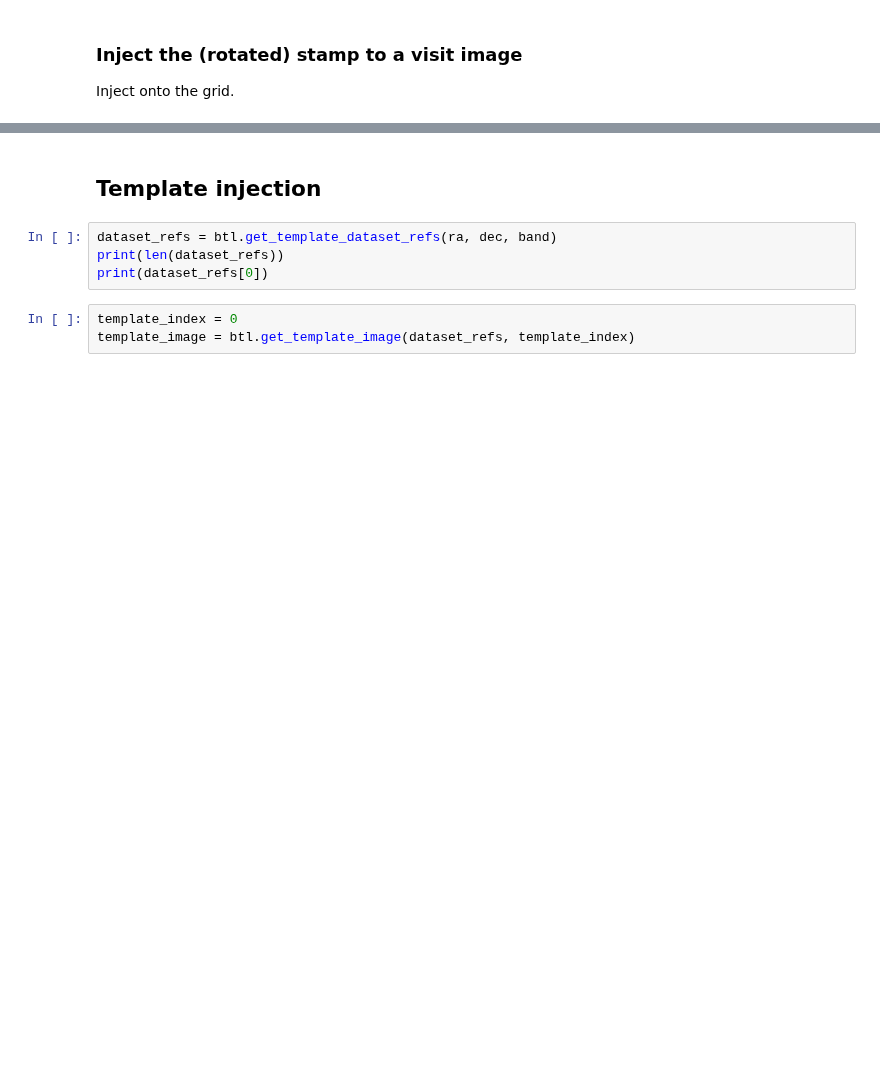
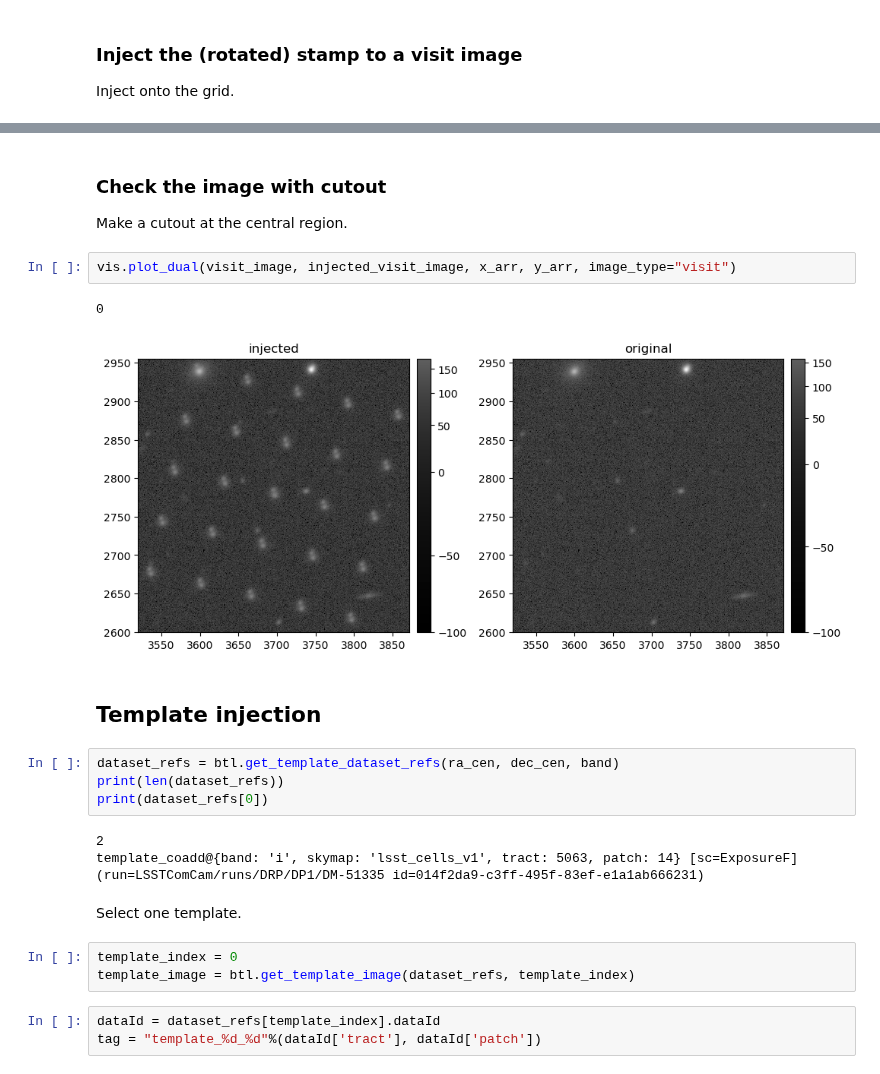
Before and after one commit to LSSTDESC/source_injection_detection, a Jupyter notebook: SL_AGN/v1.4/step1_source_injection.ipynb, the cells around one changed output, grey strips where cells are left out. Saved outputs shown, nothing was run; the diff lists cells and outputs as text; blank space fills up the shorter version.

```diff
--- a/SL_AGN/v1.4/step1_source_injection.ipynb
+++ b/SL_AGN/v1.4/step1_source_injection.ipynb
@@ -49,9 +98,26 @@ Inject onto the grid.
+# %% [markdown]
+### Check the image with cutout
+
+Make a cutout at the central region.
+# %%
+vis.plot_dual(visit_image, injected_visit_image, x_arr, y_arr, image_type="visit")
+# %% [output]
+0
+[figure, added]
 # %% [markdown]
 ## Template injection
 # %%
-dataset_refs = btl.get_template_dataset_refs(ra, dec, band)
+dataset_refs = btl.get_template_dataset_refs(ra_cen, dec_cen, band)
 print(len(dataset_refs))
 print(dataset_refs[0])
+# %% [output]
+2
+template_coadd@{band: 'i', skymap: 'lsst_cells_v1', tract: 5063, patch: 14} [sc=ExposureF] (run=LSSTComCam/runs/DRP/DP1/DM-51335 id=014f2da9-c3ff-495f-83ef-e1a1ab666231)
+# %% [markdown]
+Select one template.
 # %%
 template_index = 0
 template_image = btl.get_template_image(dataset_refs, template_index)
+# %%
+dataId = dataset_refs[template_index].dataId
+tag = "template_%d_%d"%(dataId['tract'], dataId['patch'])
```
Also changed, not shown: parts of 18 cells of this notebook, 4 other files.
